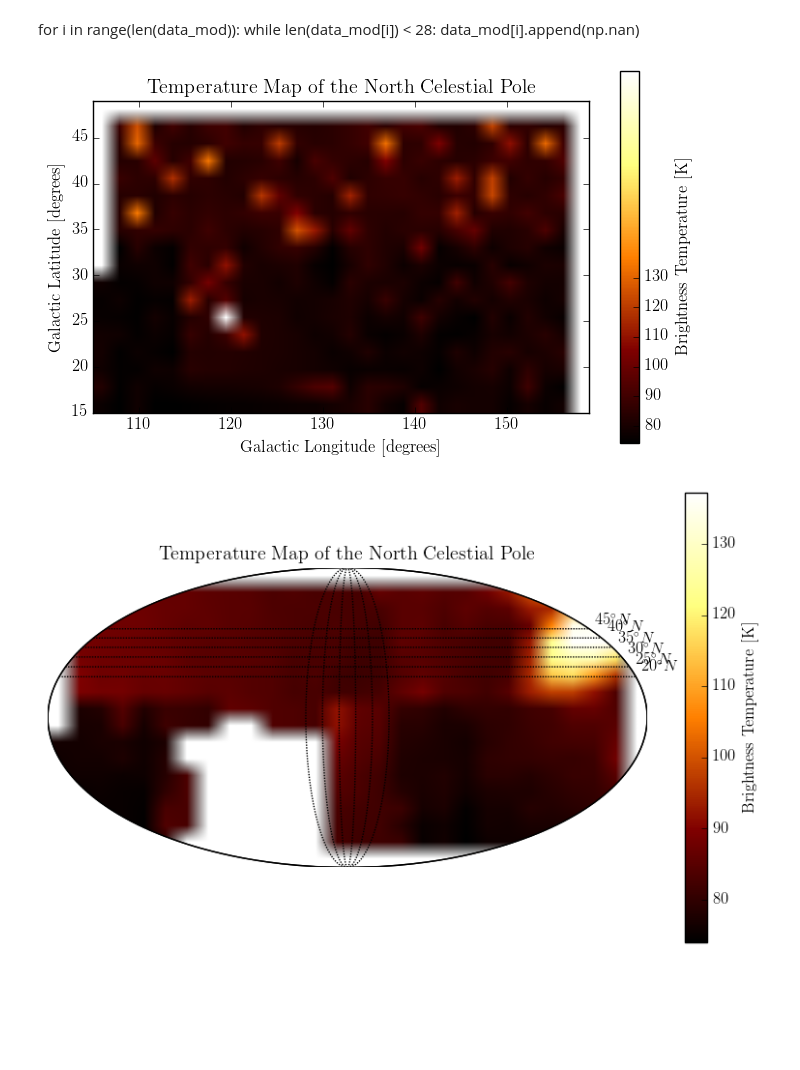
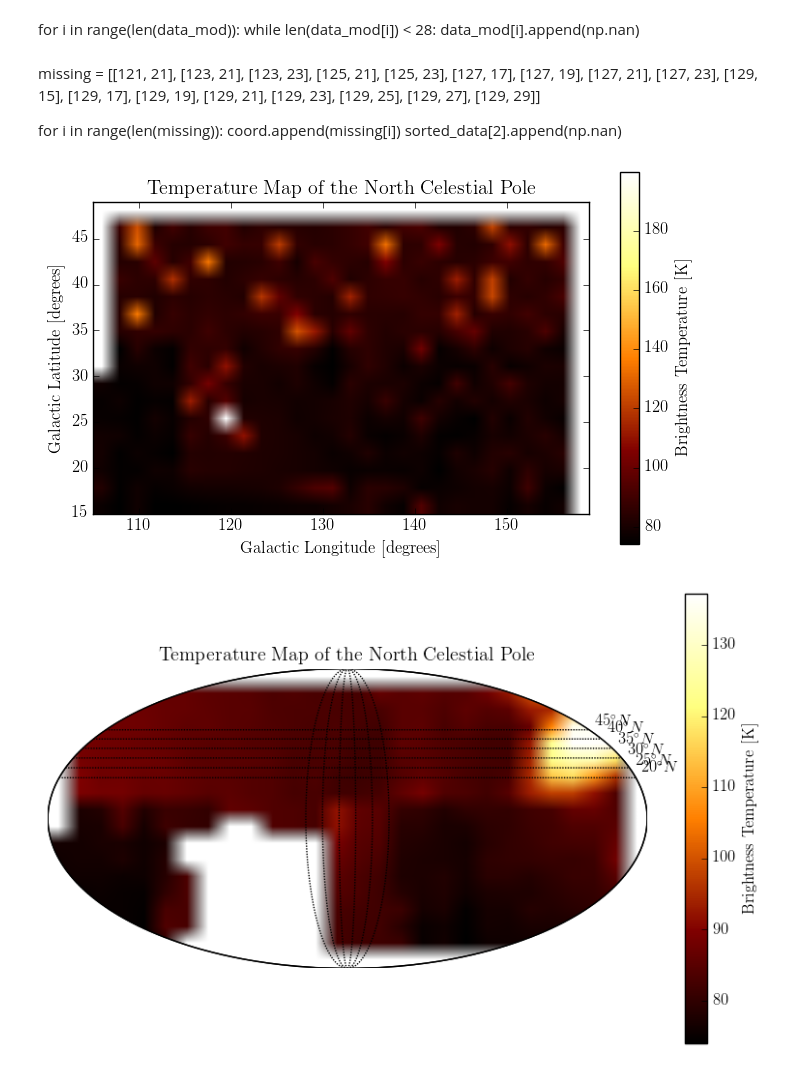
Before and after one commit to gracefujii/my-stuff, a Jupyter notebook: Lab 4 - North Celestial Pole.ipynb, the cells around one changed output. Saved outputs shown, nothing was run; the diff lists cells and outputs as text; code cells hidden in the pictures; blank space fills up the shorter version.

```diff
--- a/Lab 4 - North Celestial Pole.ipynb
+++ b/Lab 4 - North Celestial Pole.ipynb
@@ -468,29 +468,29 @@ for i in range(len(sorted_data[0])):
     lon = sorted_data[0][i]
     lat = sorted_data[1][i]
     coord.append([lon, lat])
-# %%
-missing = [[121, 21], [123, 21], [123, 23], [125, 21], [125, 23], [127, 17], [127, 19], [127, 21], [127, 23], [129, 15], [129, 17], [129, 19], [129, 21], [129, 23], [129, 25], [129, 27], [129, 29]]
-
-for i in range(len(missing)):
-    coord.append(missing[i])
-    sorted_data[2].append(np.nan)
+# %% [markdown]
+missing = [[121, 21], [123, 21], [123, 23], [125, 21], [125, 23], [127, 17], [127, 19], [127, 21], [127, 23], [129, 15], [129, 17], [129, 19], [129, 21], [129, 23], [129, 25], [129, 27], [129, 29]]
+
+for i in range(len(missing)):
+    coord.append(missing[i])
+    sorted_data[2].append(np.nan)
 # %%
 grid_x, grid_y = np.mgrid[105:159:28j, 15:49:18j]
 
 grid_z = griddata(coord, np.absolute(sorted_data[2]), (grid_x, grid_y))
 
 plt.figure(figsize=(8,8))
 plt.subplot(111)
 plt.imshow(grid_z.T, cmap='afmhot', aspect='equal', extent=(105,159,15,49), origin='lower')
-#tix = [80, 90, 100, 110, 120, 130]
-cbar = plt.colorbar(shrink = 0.6, #ticks=tix)
+tix = [80, 100, 120, 140, 160, 180, 200]
+cbar = plt.colorbar(shrink = 0.6, ticks=tix)
 cbar.set_label('Brightness Temperature [K]')
 plt.title('Temperature Map of the North Celestial Pole')
 plt.xlabel('Galactic Longitude [degrees]')
 plt.ylabel('Galactic Latitude [degrees]')
 plt.show()
 # %% [output]
-[figure, old version]
+[figure, new version]
 # %%
 from mpl_toolkits.basemap import Basemap
 
```
